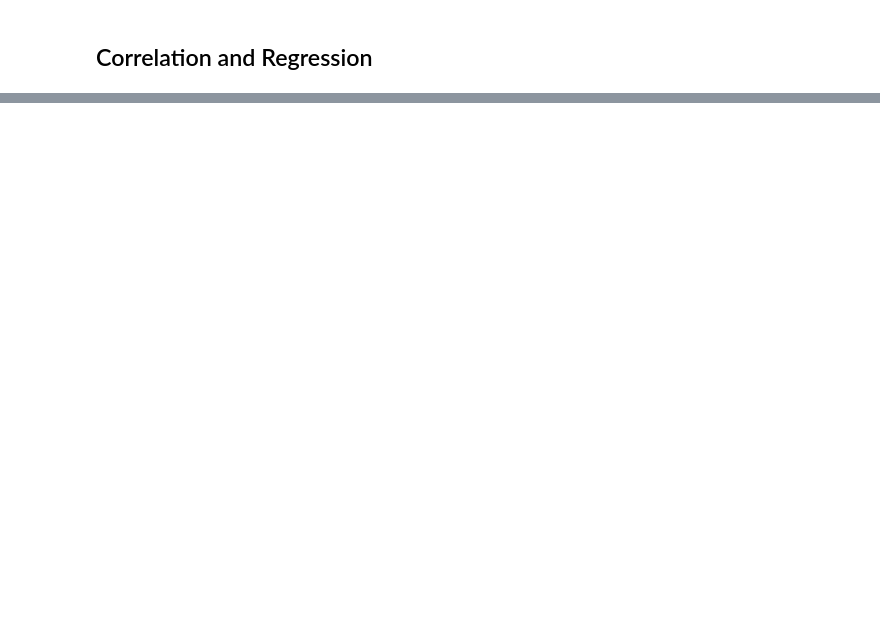
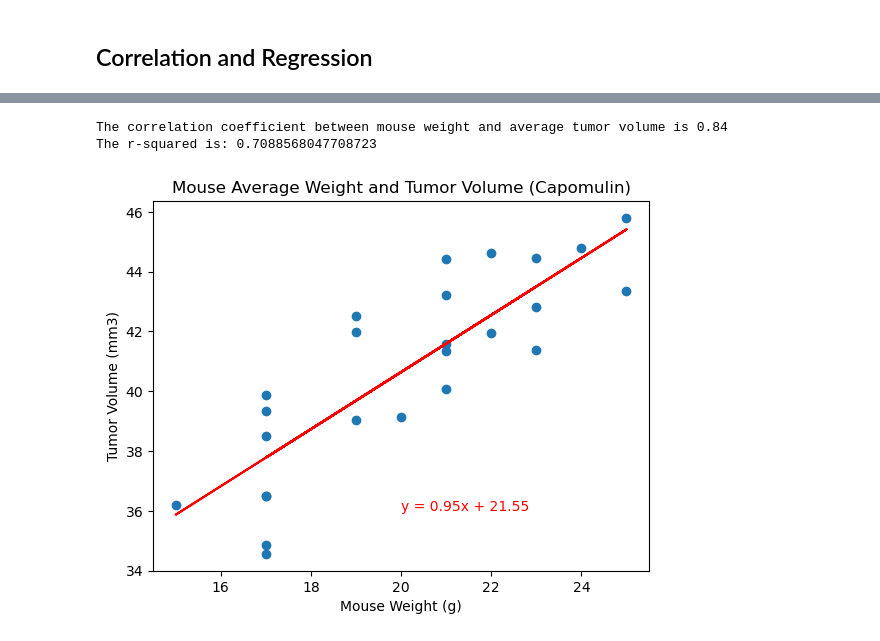
Before and after one commit to EmG3214/matplotlib-challenge, a Jupyter notebook: pymaceuticals_maincode.ipynb, the cells around one changed output, grey strips where cells are left out. Saved outputs shown, nothing was run; the diff lists cells and outputs as text; code cells hidden in the pictures; blank space fills up the shorter version.

```diff
--- a/pymaceuticals_maincode.ipynb
+++ b/pymaceuticals_maincode.ipynb
@@ -331,0 +354,21 @@ The correlation between mouse weight and the average tumor volume is 0.84
+# %%
+# Calculate the correlation coefficient for mouse weight and average tumor volume for the Capomulin regimen
+weight_vol_corr = st.pearsonr(cap_weight, cap_tum_vol)
+print(f"The correlation coefficient between mouse weight and average tumor volume is {round(weight_vol_corr[0],2)}")
+
+#and linear regression model for mouse weight and average tumor volume for the Capomulin regimen
+slope, int, r, p, std_err = st.linregress(cap_weight, cap_tum_vol)
+regressio_values = slope * cap_weight + int
+line_eq = "y = " + str(round(slope,2)) + "x + " + str(round(int,2))
+plt.scatter(cap_weight, cap_tum_vol)
+plt.plot(cap_weight,regressio_values,"r-")
+plt.annotate(line_eq,(20,36),fontsize=10,color="red")
+plt.title("Mouse Average Weight and Tumor Volume (Capomulin)")
+plt.xlabel("Mouse Weight (g)")
+plt.ylabel("Tumor Volume (mm3)")
+print(f"The r-squared is: {r**2}")
+plt.show()
+# %% [output]
+The correlation coefficient between mouse weight and average tumor volume is 0.84
+The r-squared is: 0.7088568047708723
+[figure, added]
```
Also changed, not shown: parts of 10 cells of this notebook.
